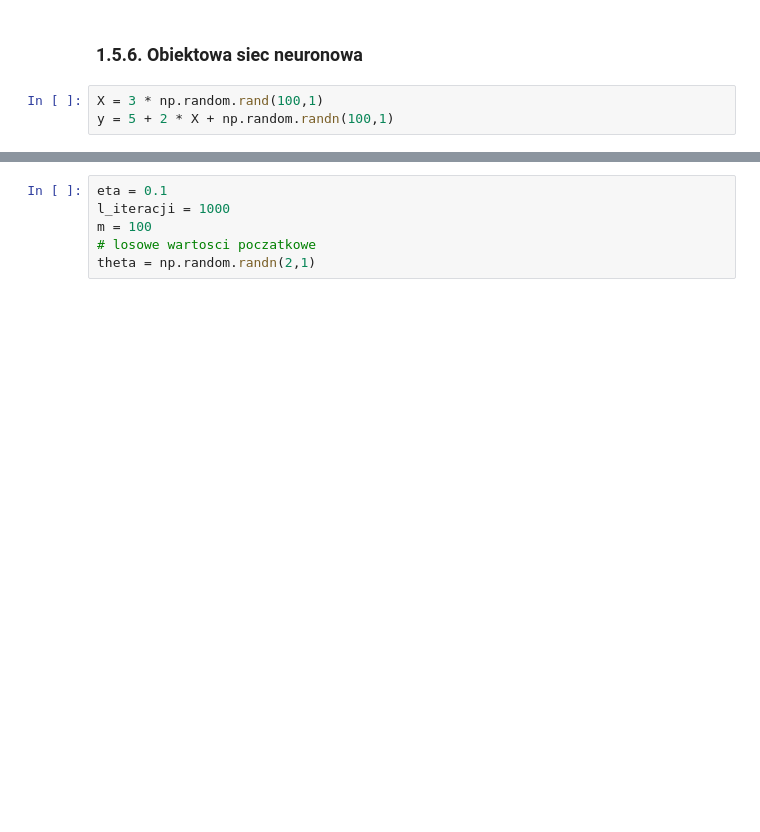
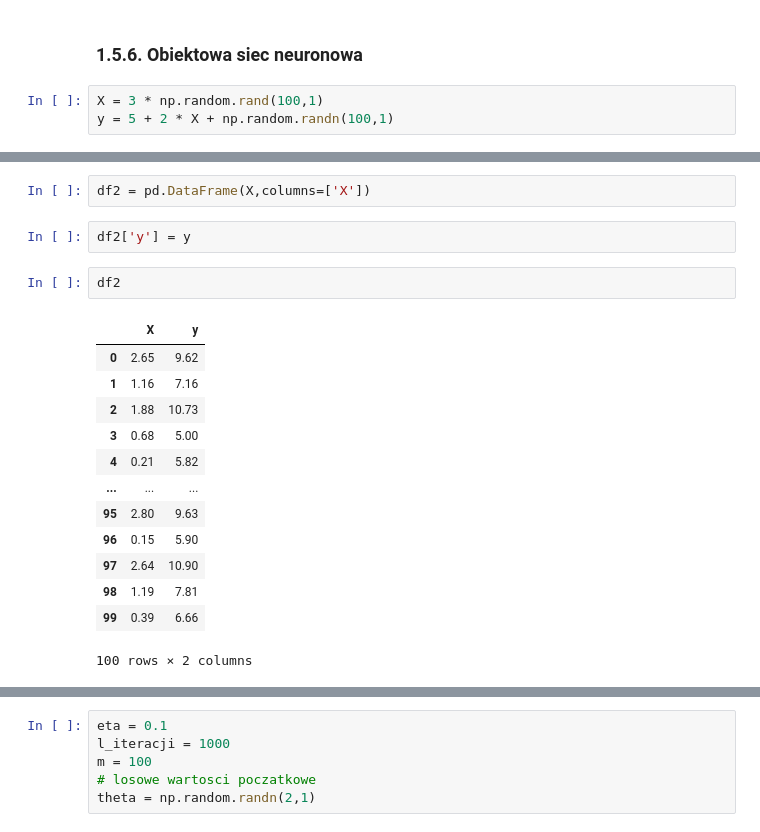
Before and after one commit to sebkaz/RTA_code, a Jupyter notebook: rozdzial 1/rozdzial1.ipynb, the cells around one changed output, grey strips where cells are left out. Drawn from its saved outputs; the diff is of its cells as text; blank space fills up the shorter version.

```diff
--- a/rozdzial 1/rozdzial1.ipynb
+++ b/rozdzial 1/rozdzial1.ipynb
@@ -723,0 +838,20 @@ parametry
+# %%
+df2 = pd.DataFrame(X,columns=['X'])
+# %%
+df2['y'] = y
+# %%
+df2
+# %% [output]
+|  | X | y |
+| 0 | 2.65 | 9.62 |
+| 1 | 1.16 | 7.16 |
+| 2 | 1.88 | 10.73 |
+| 3 | 0.68 | 5.00 |
+| 4 | 0.21 | 5.82 |
+| ... | ... | ... |
+| 95 | 2.80 | 9.63 |
+| 96 | 0.15 | 5.90 |
+| 97 | 2.64 | 10.90 |
+| 98 | 1.19 | 7.81 |
+| 99 | 0.39 | 6.66 |
+100 rows × 2 columns
```
Also changed, not shown: parts of 34 cells of this notebook, 3 other files.
